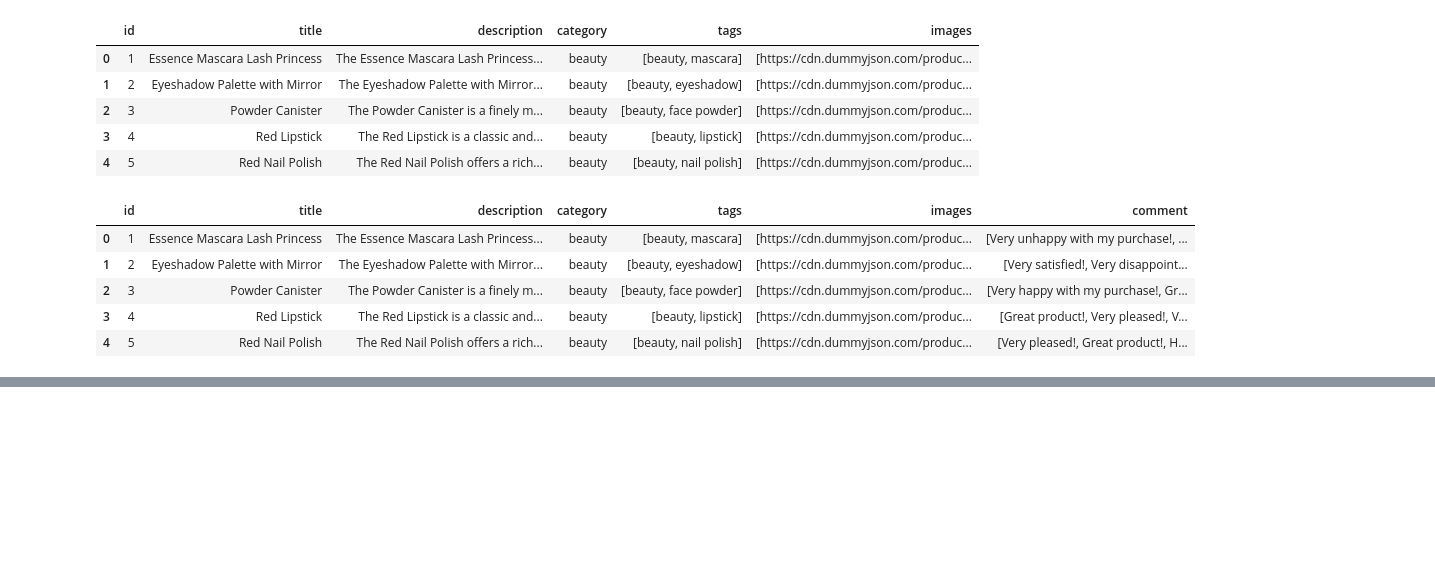
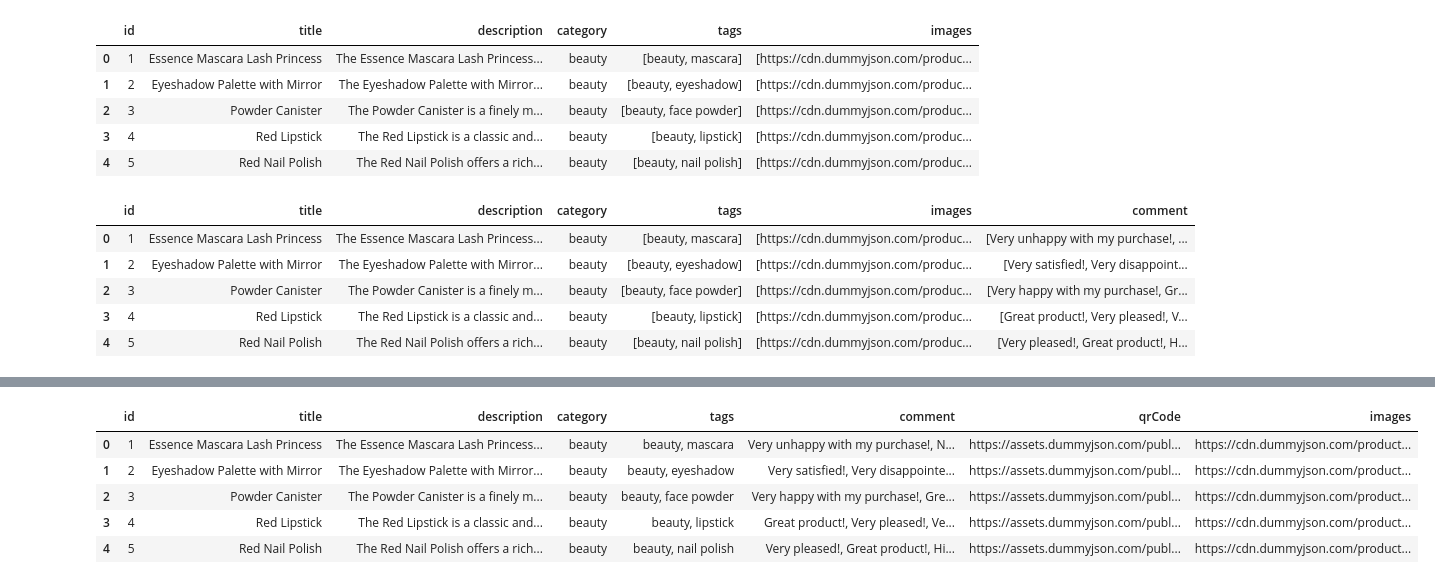
Before and after one commit to uday76805/crispy-adventure, a Jupyter notebook: notebooks/Data_Pipelining_Example.ipynb, the cells around one changed output, grey strips where cells are left out. Saved outputs shown, nothing was run; the diff lists cells and outputs as text; code cells hidden in the pictures; blank space fills up the shorter version.

```diff
--- a/notebooks/Data_Pipelining_Example.ipynb
+++ b/notebooks/Data_Pipelining_Example.ipynb
@@ -72,4 +72,18 @@ df2.head()
 | 2 | 3 | Powder Canister | The Powder Canister is a finely m... | beauty | [beauty, face powder] | [Very happy with my purchase!, Gr... | https://assets.dummyjson.com/publ... | [https://cdn.dummyjson.com/produc... |
 | 3 | 4 | Red Lipstick | The Red Lipstick is a classic and... | beauty | [beauty, lipstick] | [Great product!, Very pleased!, V... | https://assets.dummyjson.com/publ... | [https://cdn.dummyjson.com/produc... |
 | 4 | 5 | Red Nail Polish | The Red Nail Polish offers a rich... | beauty | [beauty, nail polish] | [Very pleased!, Great product!, H... | https://assets.dummyjson.com/publ... | [https://cdn.dummyjson.com/produc... |
+# %%
+# To clean strings in tags, comment and images
+import re
+for col in ['tags', 'comment', 'images']:
+  df2[col] = df2[col].apply(lambda x: re.sub(r"[\[\]']", "", str(x)))
+
+df2.head()
+# %% [output]
+|  | id | title | description | category | tags | comment | qrCode | images |
+| 0 | 1 | Essence Mascara Lash Princess | The Essence Mascara Lash Princess... | beauty | beauty, mascara | Very unhappy with my purchase!, N... | https://assets.dummyjson.com/publ... | https://cdn.dummyjson.com/product... |
+| 1 | 2 | Eyeshadow Palette with Mirror | The Eyeshadow Palette with Mirror... | beauty | beauty, eyeshadow | Very satisfied!, Very disappointe... | https://assets.dummyjson.com/publ... | https://cdn.dummyjson.com/product... |
+| 2 | 3 | Powder Canister | The Powder Canister is a finely m... | beauty | beauty, face powder | Very happy with my purchase!, Gre... | https://assets.dummyjson.com/publ... | https://cdn.dummyjson.com/product... |
+| 3 | 4 | Red Lipstick | The Red Lipstick is a classic and... | beauty | beauty, lipstick | Great product!, Very pleased!, Ve... | https://assets.dummyjson.com/publ... | https://cdn.dummyjson.com/product... |
+| 4 | 5 | Red Nail Polish | The Red Nail Polish offers a rich... | beauty | beauty, nail polish | Very pleased!, Great product!, Hi... | https://assets.dummyjson.com/publ... | https://cdn.dummyjson.com/product... |
 # %%
```
Also changed, not shown: parts of 6 cells of this notebook.
